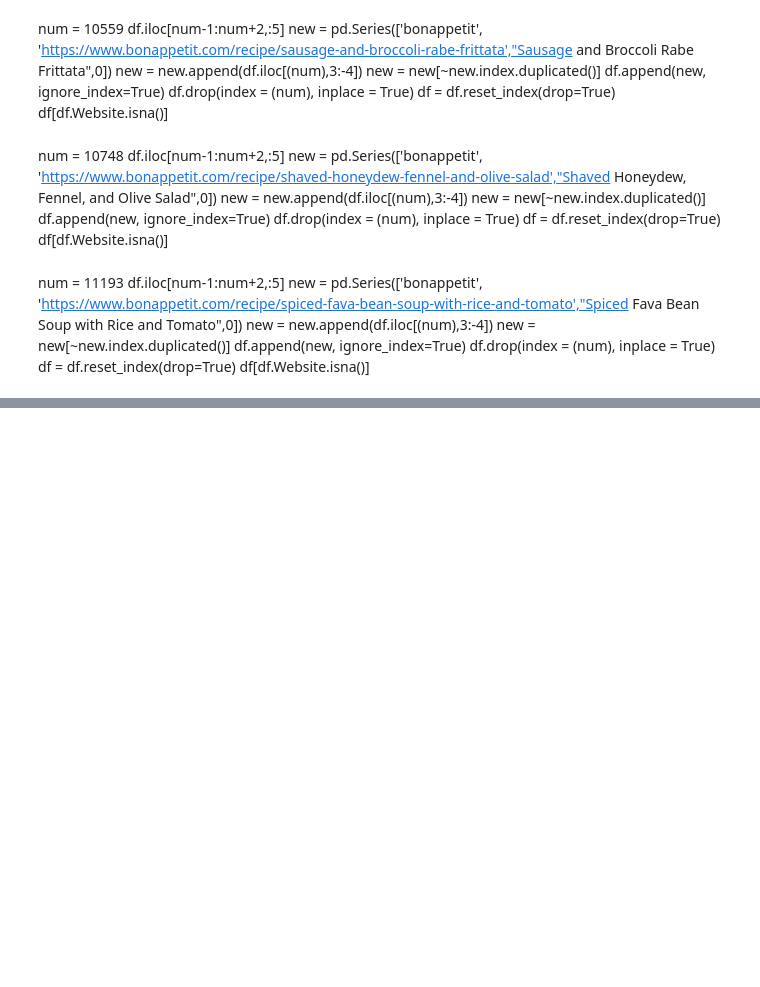
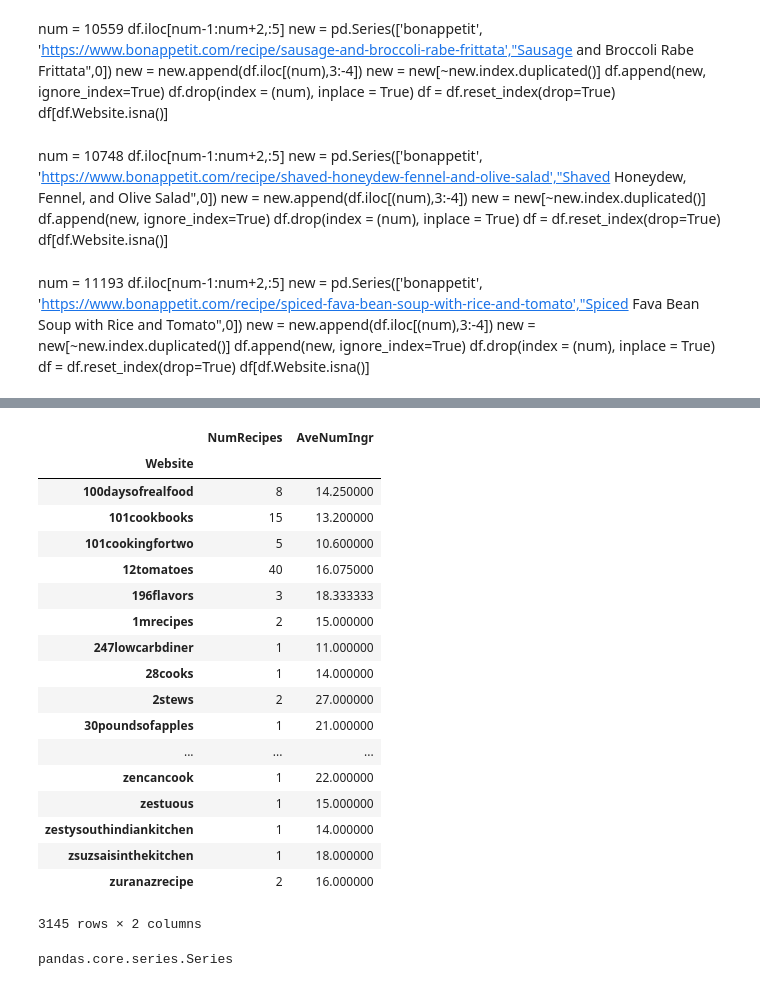
Before and after one commit to nemasobhani/Nutrition-from-Web-Scraped-Recipes, a Jupyter notebook: ExtraCleaning.ipynb, the cells around one changed output, grey strips where cells are left out. Drawn from its saved outputs; the diff is of its cells as text; code cells hidden in the pictures; blank space fills up the shorter version.

```diff
--- a/ExtraCleaning.ipynb
+++ b/ExtraCleaning.ipynb
@@ -207,3 +208,8 @@ ingredients.Title = ingredients.Title.str.replace('extra virgin','extra-virgin')
 ingredients.AggIngredients = ingredients.AggIngredients.str.replace('extra virgin','extra-virgin')
 # %%
 ingredients.to_csv(path_or_buf = f'ingredients_agg.csv', header = False)
+# %%
+df = pd.read_csv('recipe_overclean.csv', sep = ",", quotechar = '"', dtype=object, index_col=0)
+df["TotalIng"] = pd.to_numeric(df["TotalIng"])#This actually is num of nan
+
+#df.to_csv(path_or_buf = f'recipe_overclean.csv', header = False, index = False)
@@ -209,0 +236,28 @@ ingredients.to_csv(path_or_buf = f'ingredients_agg.csv', header = False)
+# %%
+#View some summary data by website
+agg1 = df.groupby("Website").size()
+agg2 = 76 - df.groupby('Website')[["TotalIng"]].mean() #To convert to not nan
+website = pd.concat([agg1, agg2], axis=1, sort=False)
+website.rename(columns={0: 'NumRecipes', 'TotalIng': 'AveNumIngr'}, inplace=True)
+# %%
+website
+# %% [output]
+|  | NumRecipes | AveNumIngr |
+| Website |  |  |
+| 100daysofrealfood | 8 | 14.250000 |
+| 101cookbooks | 15 | 13.200000 |
+| 101cookingfortwo | 5 | 10.600000 |
+| 12tomatoes | 40 | 16.075000 |
+| 196flavors | 3 | 18.333333 |
+| 1mrecipes | 2 | 15.000000 |
+| 247lowcarbdiner | 1 | 11.000000 |
+| 28cooks | 1 | 14.000000 |
+| 2stews | 2 | 27.000000 |
+| 30poundsofapples | 1 | 21.000000 |
+| ... | ... | ... |
+| zencancook | 1 | 22.000000 |
+| zestuous | 1 | 15.000000 |
+| zestysouthindiankitchen | 1 | 14.000000 |
+| zsuzsaisinthekitchen | 1 | 18.000000 |
+| zuranazrecipe | 2 | 16.000000 |
+3145 rows × 2 columns
@@ -209,0 +271,4 @@ ingredients.to_csv(path_or_buf = f'ingredients_agg.csv', header = False)
+# %%
+type(wordfreq_Title)
+# %% [output]
+pandas.core.series.Series
```
Also changed, not shown: parts of 7 cells of this notebook, 2 other files.
